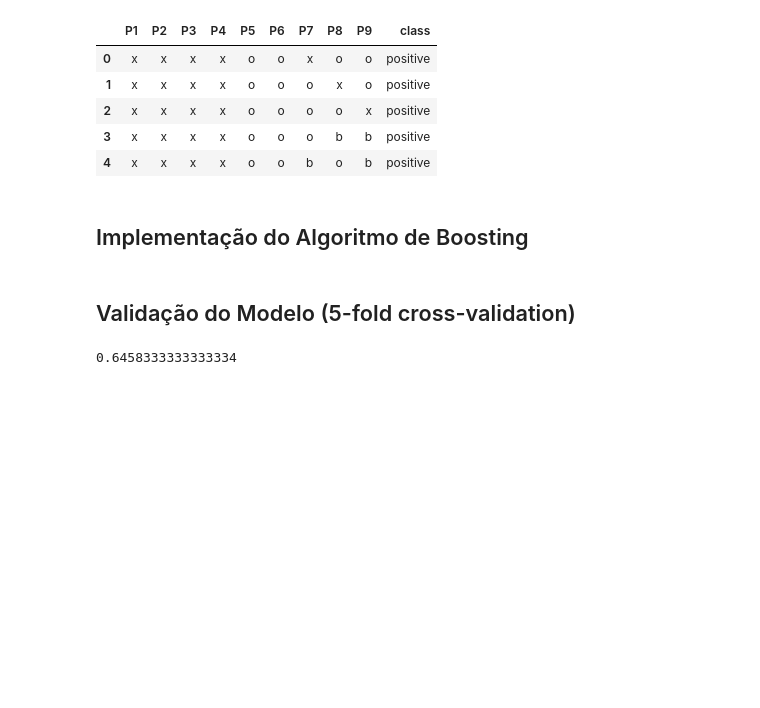
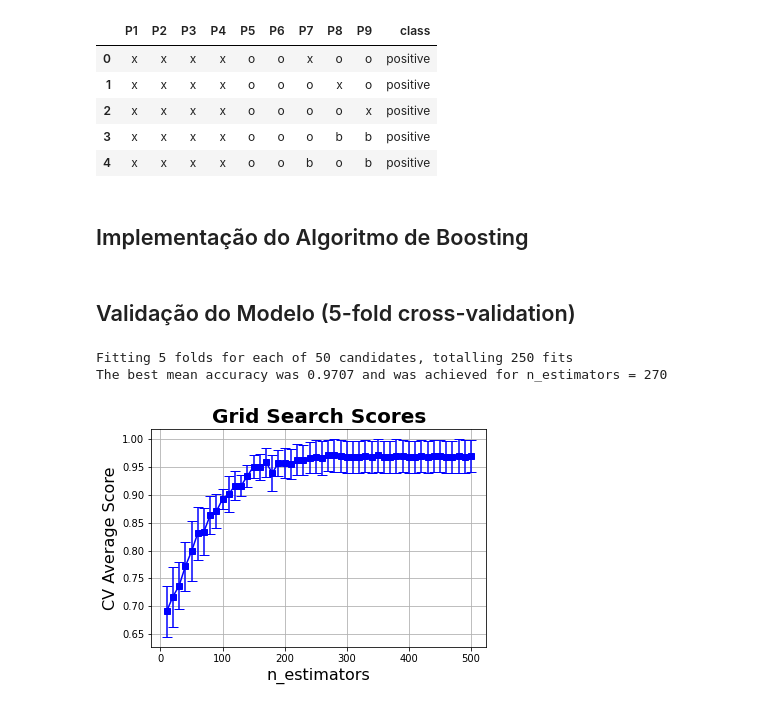
Before and after one commit to vcaitite/machine-learning-exercises, a Jupyter notebook: TP2/Trabalho Prático 2 - Implementação do Algoritmo de Boosting.ipynb, the cells around one changed output. Saved outputs shown, nothing was run; the diff lists cells and outputs as text; code cells hidden in the pictures; blank space fills up the shorter version.

Commit message:
[TP2] First  results.

```diff
--- a/TP2/Trabalho Prático 2 - Implementação do Algoritmo de Boosting.ipynb
+++ b/TP2/Trabalho Prático 2 - Implementação do Algoritmo de Boosting.ipynb
@@ -50,7 +50,8 @@ X = one_hot_encoder.fit_transform(X).toarray()
 # %% [markdown]
 ## Implementação do Algoritmo de Boosting
 # %%
-class AdaBoost:
+from sklearn.base import BaseEstimator, ClassifierMixin
+class AdaBoost(BaseEstimator, ClassifierMixin):
 
     def __init__(self, n_estimators=100):
         self.n_estimators = n_estimators # number of estimators
@@ -76,13 +77,13 @@ class AdaBoost:
             y_hat = estimator.predict(X)
             error = 0
             for idx in range(len(y)):
-                error += self.w[idx] * abs(y_hat[idx] - y[idx])/2
+                error += (self.w[idx] * abs(y_hat[idx] - y[idx])/2)
 
             # 2.c: Compute alpha_i:
             self.alpha.append(0.5 * np.log((1 - error)/error))
 
             # 2.d: Update weights w:
-            self.w =  self.w * np.exp(-self.alpha[-1] * y_hat * y)
+            self.w =  self.w * np.exp(-self.alpha[-1] * y_hat * y)/sum(self.w)
 
     # Function to predict. Arguments:
     # X: independent variables - numpy array (n_samples x n_features)
@@ -99,17 +100,3 @@ class AdaBoost:
         return y_hat
 # %% [markdown]
 ## Validação do Modelo (5-fold cross-validation)
-# %%
-from sklearn.model_selection import train_test_split
-#Applies one hot encoding to data and divides it into train and test
-X_train, X_test, y_train, y_test = train_test_split(X, y, train_size=0.95)
-ab = AdaBoost()
-ab.fit(X_train, y_train)
-
-# Predict on test set
-y_pred = ab.predict(X_test)
-
-from sklearn.metrics import accuracy_score
-accuracy_score(y_pred, y_test)
-# %% [output]
-0.6458333333333334
@@ -115,0 +110,16 @@ accuracy_score(y_pred, y_test)
+# %%
+def plot_grid_search(cv_results, grid_param_1, name_param_1):
+    # Get Test Scores Mean and std for each grid search
+    scores_mean = cv_results['mean_test_score']
+    scores_mean = np.array(scores_mean)
+    scores_sd = cv_results['std_test_score']
+    scores_sd = np.array(scores_sd)
+
+    # Plot Grid search scores
+    _, ax = plt.subplots(1,1)
+    ax.errorbar(grid_param_1, scores_mean, scores_sd, color = 'blue', marker='s', capsize=5)
+
+    ax.set_title("Grid Search Scores", fontsize=20, fontweight='bold')
+    ax.set_xlabel(name_param_1, fontsize=16)
+    ax.set_ylabel('CV Average Score', fontsize=16)
+    ax.grid('on')
@@ -115,0 +163,18 @@ accuracy_score(y_pred, y_test)
+# %%
+lst =  list(np.linspace(10, 500, 50, dtype=int))
+# Grid Search application
+# The max depth will be the value encountered in Decision Tree test
+grid_params_gradient_boosting = [{'n_estimators': lst}]
+ab = AdaBoost()
+clf = GridSearchCV(ab, grid_params_gradient_boosting, scoring='accuracy', refit=True, cv=5, verbose=1)
+# Run fit with all sets of parameters.
+clf.fit(X, y)
+# Results of Grid Search
+n_estimators  = clf.best_params_['n_estimators']
+score = clf.best_score_
+print("The best mean accuracy was " + '{:.4f}'.format(score) + " and was achieved for n_estimators = " + str(n_estimators) )
+plot_grid_search(clf.cv_results_, lst, 'n_estimators')
+# %% [output]
+Fitting 5 folds for each of 50 candidates, totalling 250 fits
+The best mean accuracy was 0.9707 and was achieved for n_estimators = 270
+[figure, added]
```
Also changed, not shown: parts of 9 cells of this notebook.
